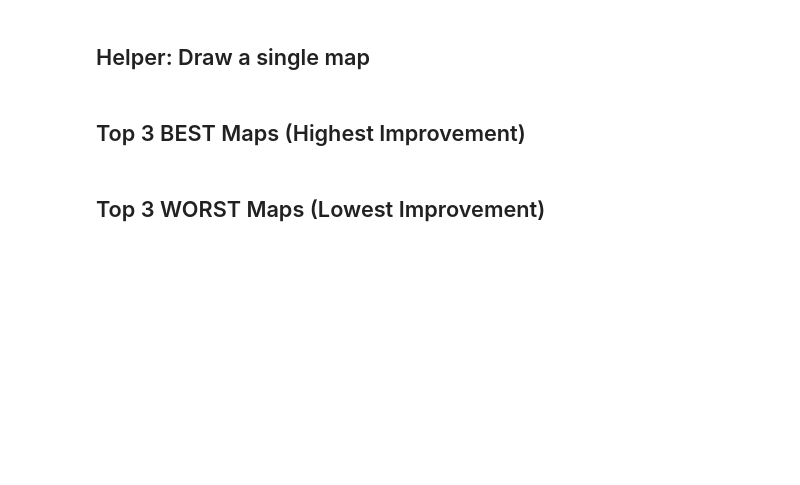
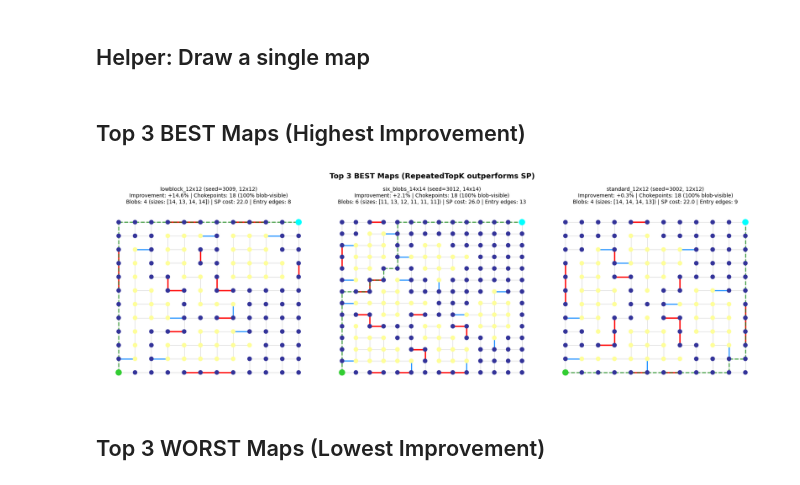
Before and after one commit to jongann-lee/Observability_mSTSP, a Jupyter notebook: Automatic_Generated_Maps/visualize_maps.ipynb, the cells around one changed output. Cells and saved outputs as stored; diff of their text form; code cells hidden in the pictures; blank space fills up the shorter version.

```diff
--- a/Automatic_Generated_Maps/visualize_maps.ipynb
+++ b/Automatic_Generated_Maps/visualize_maps.ipynb
@@ -173,12 +180,14 @@ def draw_map(map_data, improvement_pct, ax=None):
 # %% [markdown]
 ## Top 3 BEST Maps (Highest Improvement)
 # %%
-fig, axes = plt.subplots(1, 3, figsize=(24, 8))
+fig, axes = plt.subplots(1, 3, figsize=(18, 6))
 for i, (md, imp) in enumerate(top3):
     draw_map(md, imp, ax=axes[i])
 fig.suptitle('Top 3 BEST Maps (RepeatedTopK outperforms SP)', fontsize=14, fontweight='bold')
 plt.tight_layout()
 plt.show()
+# %% [output]
+[figure, added]
 # %% [markdown]
 ## Top 3 WORST Maps (Lowest Improvement)
 # %%
```
Also changed, not shown: parts of 3 cells of this notebook, 11 other files.
